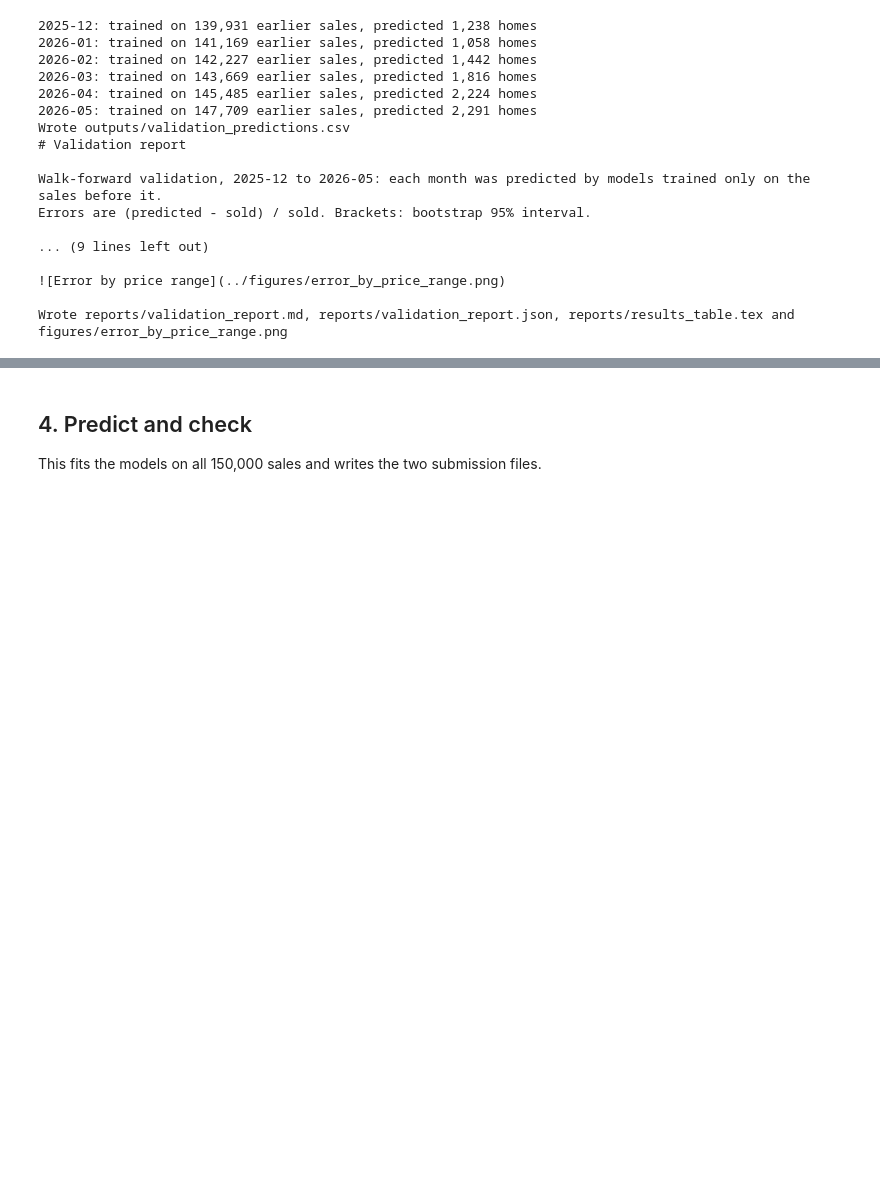
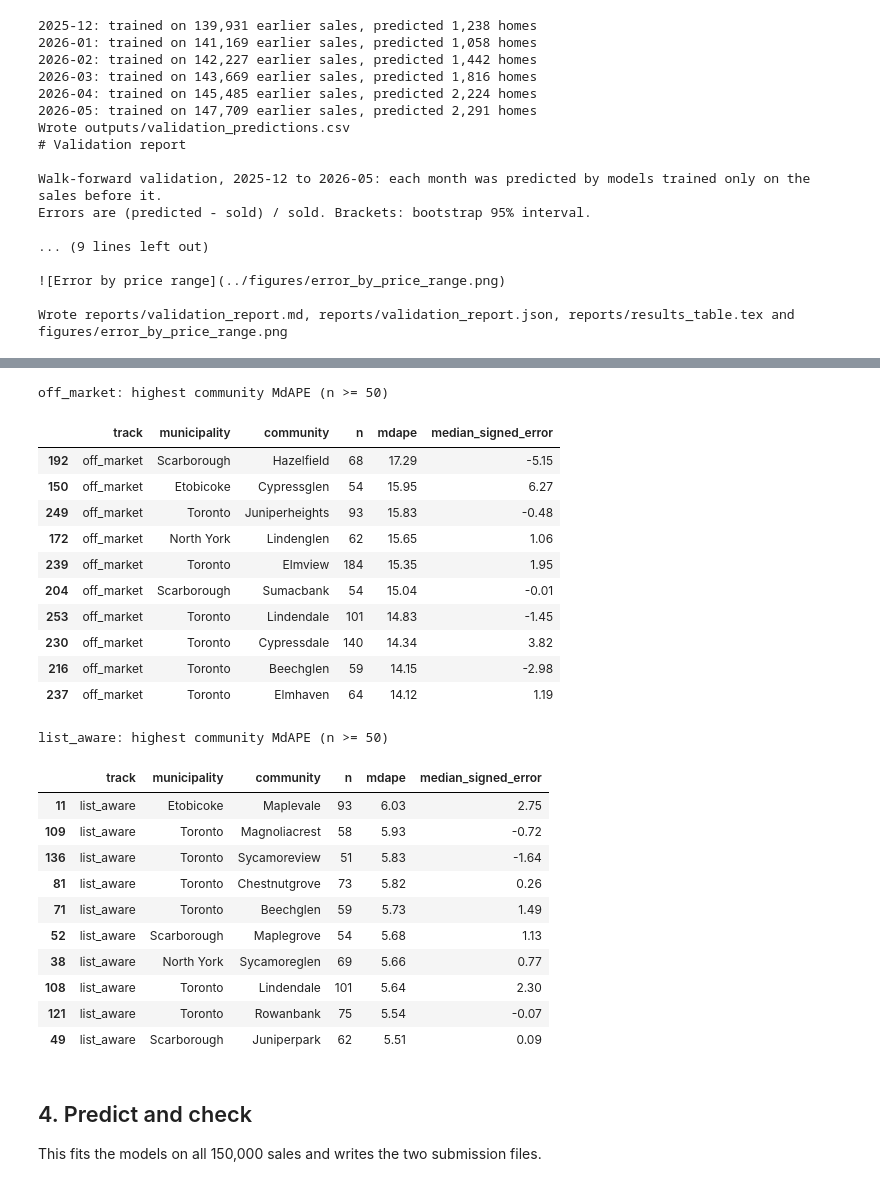
Before and after one commit to Stephanie-622/SSU-Data-Dash, a Jupyter notebook: notebooks/team_experiments.ipynb, the cells around one changed output, grey strips where cells are left out. Saved outputs shown, nothing was run; the diff lists cells and outputs as text; code cells hidden in the pictures; blank space fills up the shorter version.

```diff
--- a/notebooks/team_experiments.ipynb
+++ b/notebooks/team_experiments.ipynb
@@ -203,3 +495,78 @@ files.download(archive)
+# %%
+import pandas as pd
+
+predictions = pd.read_csv(
+    "experiments/04_categories/validation_predictions.csv"
+)
+
+locations = listings[["ml_num", "community", "municipality"]]
+
+diagnostics = predictions.merge(
+    locations,
+    on="ml_num",
+    how="left",
+    validate="many_to_one",
+)
+
+diagnostics["signed_error_pct"] = (
+    100
+    * (diagnostics["predicted_price"] - diagnostics["sold_price"])
+    / diagnostics["sold_price"]
+)
+diagnostics["ape"] = diagnostics["signed_error_pct"].abs()
+
+community_errors = (
+    diagnostics.groupby(["track", "municipality", "community"])
+    .agg(
+        n=("ape", "size"),
+        mdape=("ape", "median"),
+        median_signed_error=("signed_error_pct", "median"),
+    )
+    .reset_index()
+)
+
+# Show communities with enough validation observations.
+for track in ["off_market", "list_aware"]:
+    print(f"\n{track}: highest community MdAPE (n >= 50)")
+    table = community_errors[
+        (community_errors["track"] == track)
+        & (community_errors["n"] >= 50)
+    ]
+    display(
+        table.sort_values("mdape", ascending=False)
+        .head(10)
+        .round(2)
+    )
+
+community_errors.to_csv(
+    "experiments/04_categories/community_errors.csv",
+    index=False,
+)
+# %% [output]
+off_market: highest community MdAPE (n >= 50)
+|  | track | municipality | community | n | mdape | median_signed_error |
+| 192 | off_market | Scarborough | Hazelfield | 68 | 17.29 | -5.15 |
+| 150 | off_market | Etobicoke | Cypressglen | 54 | 15.95 | 6.27 |
+| 249 | off_market | Toronto | Juniperheights | 93 | 15.83 | -0.48 |
+| 172 | off_market | North York | Lindenglen | 62 | 15.65 | 1.06 |
+| 239 | off_market | Toronto | Elmview | 184 | 15.35 | 1.95 |
+| 204 | off_market | Scarborough | Sumacbank | 54 | 15.04 | -0.01 |
+| 253 | off_market | Toronto | Lindendale | 101 | 14.83 | -1.45 |
+| 230 | off_market | Toronto | Cypressdale | 140 | 14.34 | 3.82 |
+| 216 | off_market | Toronto | Beechglen | 59 | 14.15 | -2.98 |
+| 237 | off_market | Toronto | Elmhaven | 64 | 14.12 | 1.19 |
+list_aware: highest community MdAPE (n >= 50)
+|  | track | municipality | community | n | mdape | median_signed_error |
+| 11 | list_aware | Etobicoke | Maplevale | 93 | 6.03 | 2.75 |
+| 109 | list_aware | Toronto | Magnoliacrest | 58 | 5.93 | -0.72 |
+| 136 | list_aware | Toronto | Sycamoreview | 51 | 5.83 | -1.64 |
+| 81 | list_aware | Toronto | Chestnutgrove | 73 | 5.82 | 0.26 |
+| 71 | list_aware | Toronto | Beechglen | 59 | 5.73 | 1.49 |
+| 52 | list_aware | Scarborough | Maplegrove | 54 | 5.68 | 1.13 |
+| 38 | list_aware | North York | Sycamoreglen | 69 | 5.66 | 0.77 |
+| 108 | list_aware | Toronto | Lindendale | 101 | 5.64 | 2.30 |
+| 121 | list_aware | Toronto | Rowanbank | 75 | 5.54 | -0.07 |
+| 49 | list_aware | Scarborough | Juniperpark | 62 | 5.51 | 0.09 |
 # %% [markdown]
 ## 4. Predict and check
 
```
Also changed, not shown: parts of 7 cells of this notebook.
